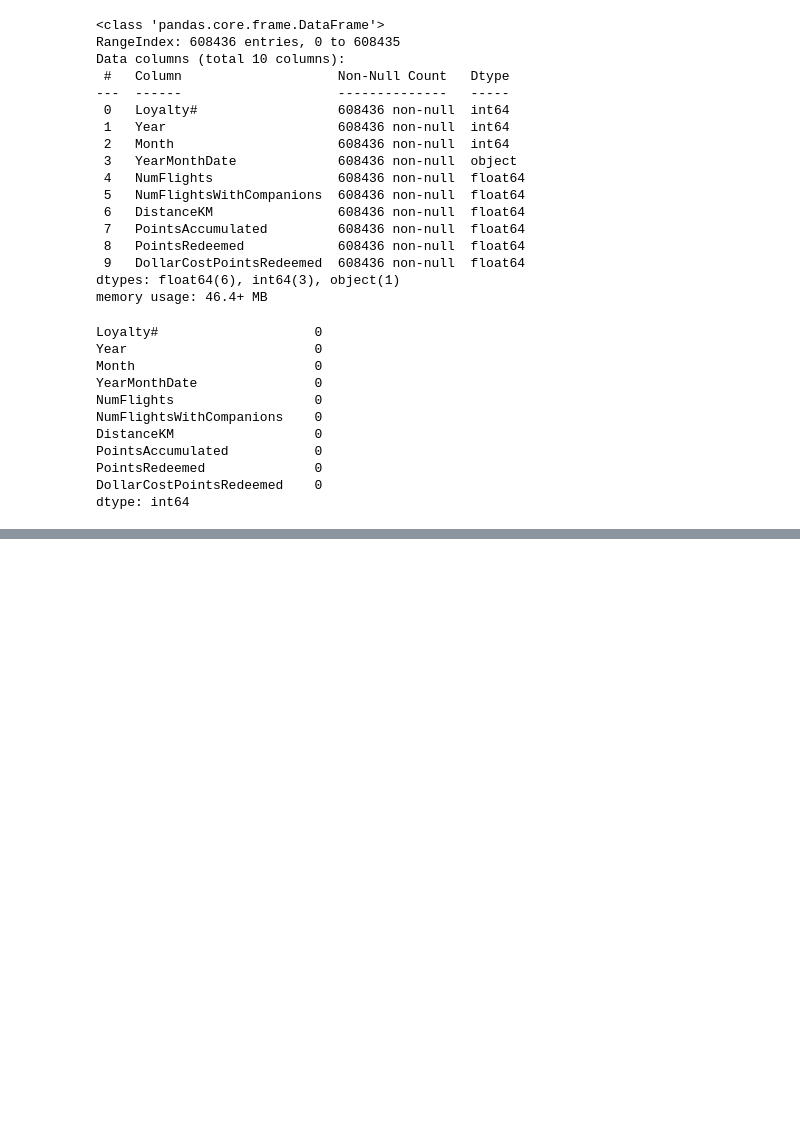
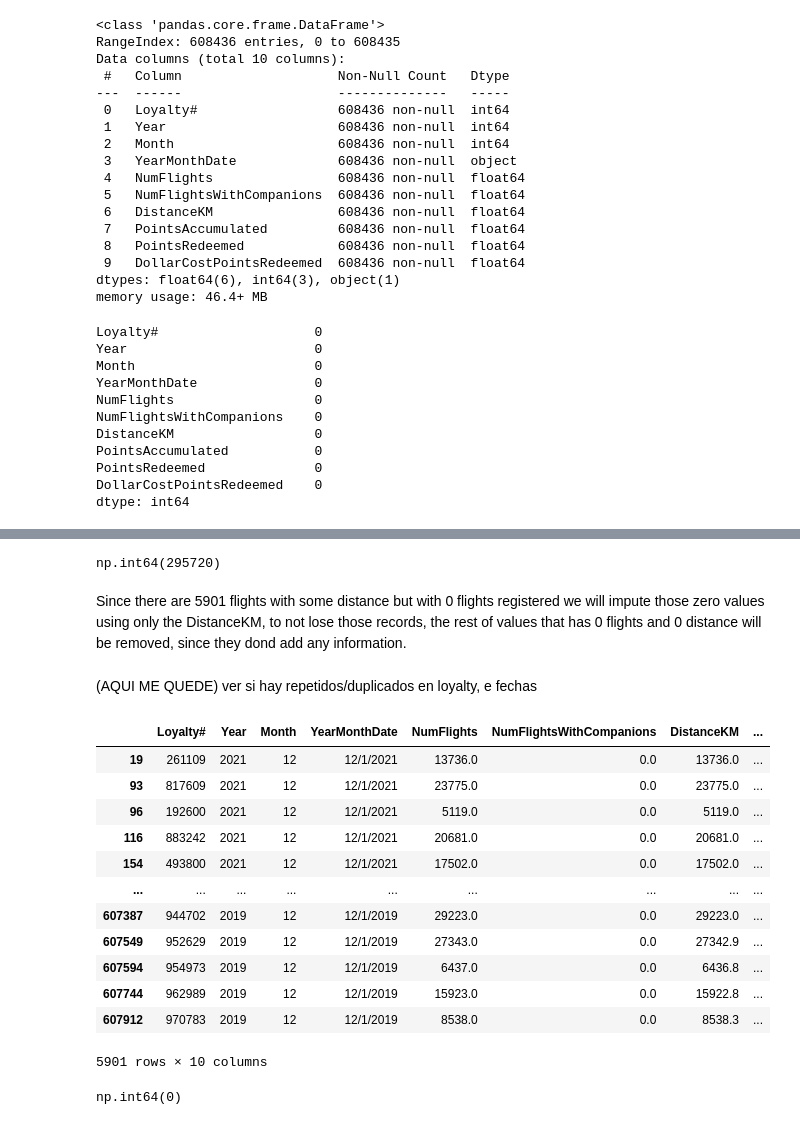
Before and after one commit to luisbdavila/Airline_Customer_Segmentation_DataMining_Project_Python, a Jupyter notebook: 1_Delivery/Code/EDA.ipynb, the cells around one changed output, grey strips where cells are left out. Saved outputs shown, nothing was run; the diff lists cells and outputs as text; code cells hidden in the pictures; blank space fills up the shorter version.

Commit message:
Data exploration flights part1

```diff
--- a/1_Delivery/Code/EDA.ipynb
+++ b/1_Delivery/Code/EDA.ipynb
@@ -482,0 +466,2 @@ print(df_merged_full)
+# %%
+df_AIAI_Flights = df_AIAI_Flights.drop_duplicates(keep='first')
@@ -482,0 +481,51 @@ print(df_merged_full)
+# %%
+(df_AIAI_Flights['DistanceKM'] == 0).sum()
+# When NumFlights is 0, DistanceKM is also 0
+# %% [output]
+np.int64(295720)
+# %% [markdown]
+Since there are 5901 flights with some distance but with 0 flights registered we will impute those zero values using only the DistanceKM, to not lose those records, the rest of values that has 0 flights and 0 distance will be removed, since they dond add any information.
+# %%
+# Remove inconsistency about 0 flights and 0 distance
+df_AIAI_Flights = df_AIAI_Flights[~((df_AIAI_Flights['NumFlights'] == 0) & (df_AIAI_Flights['DistanceKM'] == 0))]
+# %%
+# Fill the 5901 records with 0 flights but some distance using KNN imputer
+mising_nflights_mask = df_AIAI_Flights['NumFlights'] == 0
+
+# Prepare data for imputation
+X = df_AIAI_Flights.loc[~mising_nflights_mask, ['DistanceKM']]  # Training data
+y = df_AIAI_Flights.loc[~mising_nflights_mask, ['NumFlights']]   # Target values
+
+# Initialize and fit KNN imputer
+imputer = KNNImputer(n_neighbors=10)
+imputer.fit(X, y)
+
+# Predict values for rows needing imputation
+X_missing = df_AIAI_Flights.loc[mising_nflights_mask, ['DistanceKM']]
+imputed_values = imputer.transform(X_missing)
+
+# Update original dataframe with imputed values
+df_AIAI_Flights.loc[mising_nflights_mask, 'NumFlights'] = np.round(imputed_values.flatten())
+# %% [markdown]
+(AQUI ME QUEDE) ver si hay repetidos/duplicados en loyalty, e fechas
+# %%
+df_AIAI_Flights[mising_nflights_mask]
+# %% [output]
+|  | Loyalty# | Year | Month | YearMonthDate | NumFlights | NumFlightsWithCompanions | DistanceKM | ... |
+| 19 | 261109 | 2021 | 12 | 12/1/2021 | 13736.0 | 0.0 | 13736.0 | ... |
+| 93 | 817609 | 2021 | 12 | 12/1/2021 | 23775.0 | 0.0 | 23775.0 | ... |
+| 96 | 192600 | 2021 | 12 | 12/1/2021 | 5119.0 | 0.0 | 5119.0 | ... |
+| 116 | 883242 | 2021 | 12 | 12/1/2021 | 20681.0 | 0.0 | 20681.0 | ... |
+| 154 | 493800 | 2021 | 12 | 12/1/2021 | 17502.0 | 0.0 | 17502.0 | ... |
+| ... | ... | ... | ... | ... | ... | ... | ... | ... |
+| 607387 | 944702 | 2019 | 12 | 12/1/2019 | 29223.0 | 0.0 | 29223.0 | ... |
+| 607549 | 952629 | 2019 | 12 | 12/1/2019 | 27343.0 | 0.0 | 27342.9 | ... |
+| 607594 | 954973 | 2019 | 12 | 12/1/2019 | 6437.0 | 0.0 | 6436.8 | ... |
+| 607744 | 962989 | 2019 | 12 | 12/1/2019 | 15923.0 | 0.0 | 15922.8 | ... |
+| 607912 | 970783 | 2019 | 12 | 12/1/2019 | 8538.0 | 0.0 | 8538.3 | ... |
+5901 rows × 10 columns
+# %%
+(df_AIAI_Flights['NumFlights'] == 0).sum()
+# All the records now have some value on NumFlights
+# %% [output]
+np.int64(0)
```
Also changed, not shown: parts of 35 cells of this notebook.
